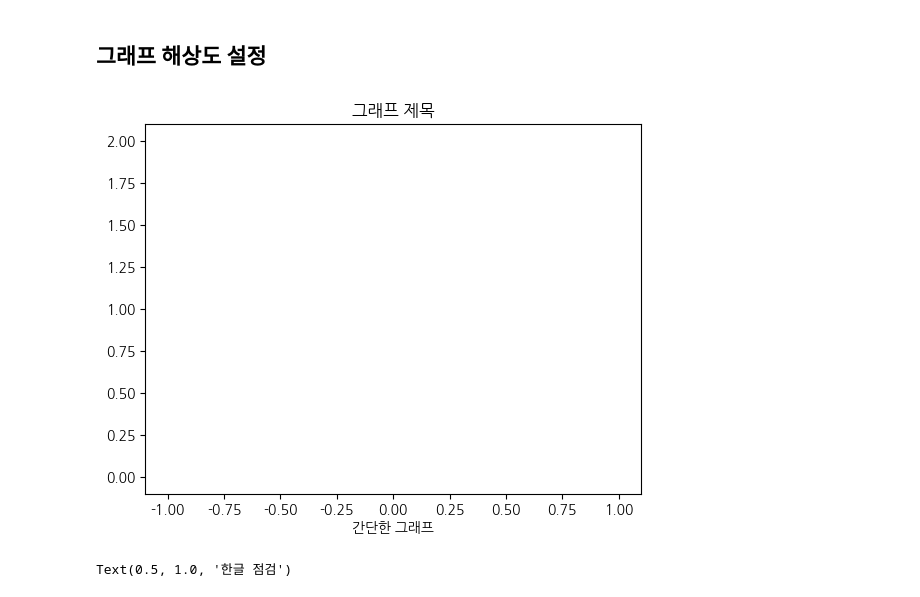
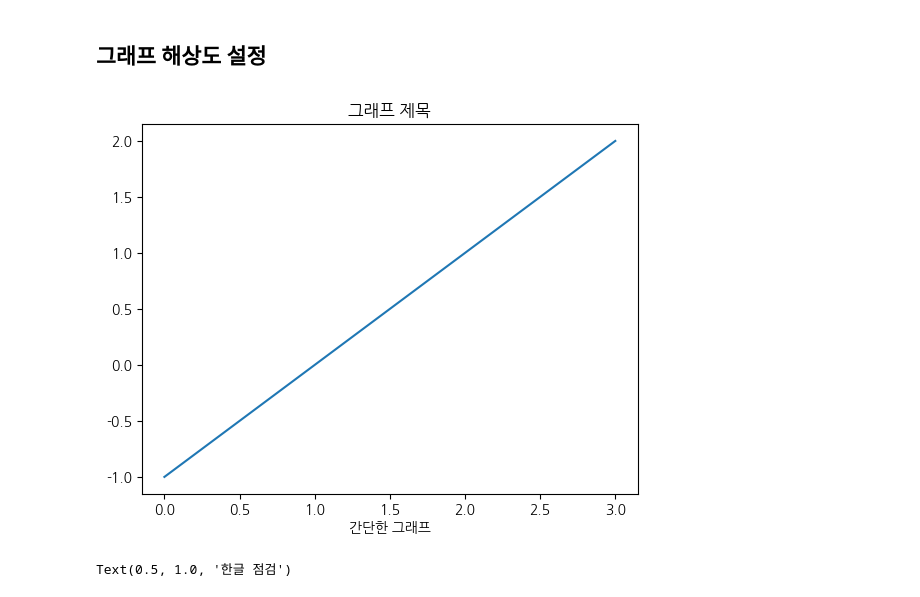
Before and after one commit to kingy0ujin/2024-1-my-BDA, a Jupyter notebook: inclass/01w_0312_tue_bigdata_basic.ipynb, the cells around one changed output. Saved outputs shown, nothing was run; the diff lists cells and outputs as text; code cells hidden in the pictures.

```diff
--- a/inclass/01w_0312_tue_bigdata_basic.ipynb
+++ b/inclass/01w_0312_tue_bigdata_basic.ipynb
@@ -58,13 +58,13 @@ plt.rcParams.update({'figure.dpi' : '100'})
 # %%
 import matplotlib.pyplot as plt
 import koreanize_matplotlib
 
-plt.plot(-1,0,1,2)
+plt.plot([-1,0,1,2])
 plt.title('그래프 제목')
 plt.xlabel('간단한 그래프')
 plt.show()
 # %% [output]
-[figure, old version]
+[figure, new version]
 # %%
 plt.plot(range(-20, 80) , np.random.randn(100).cumsum(), 'r--')
 plt.title('한글 점검')
```
